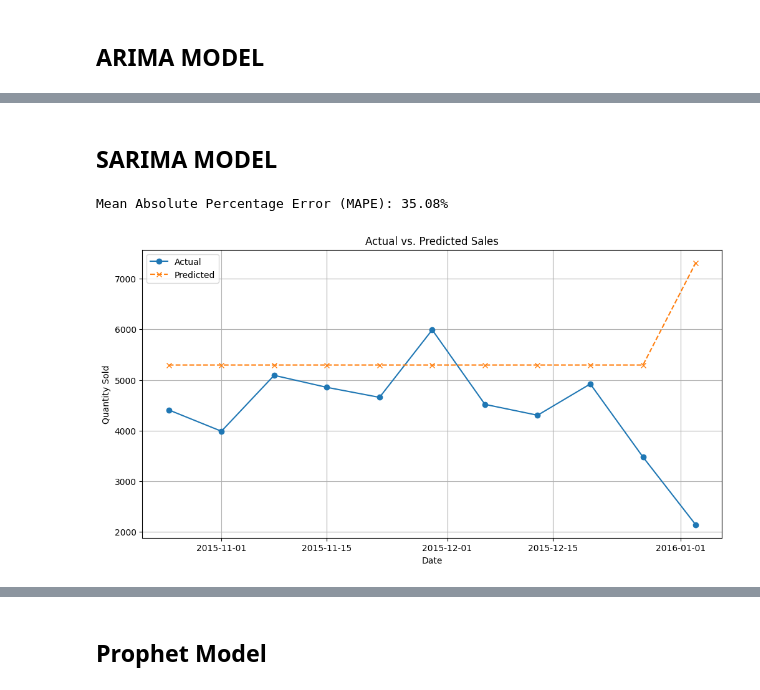
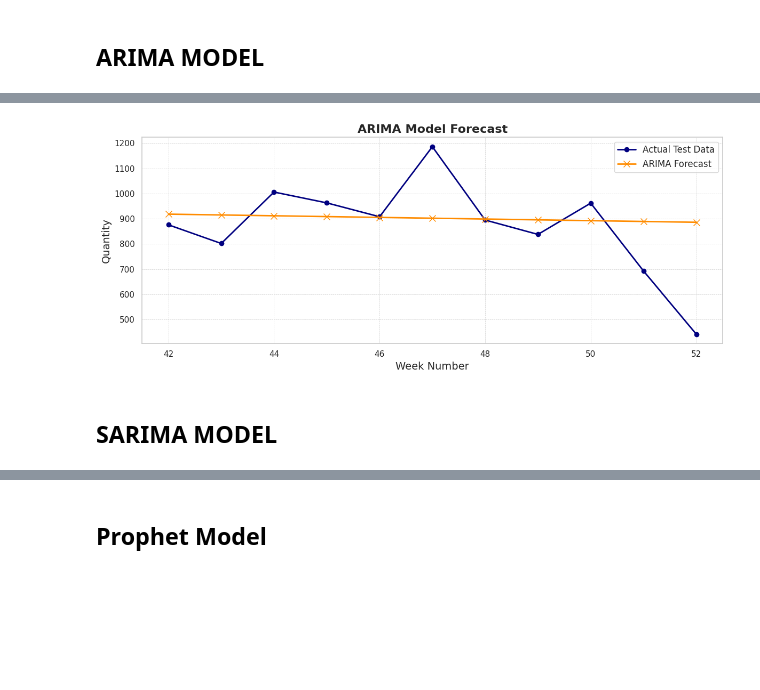
Before and after one commit to Avijit-Jana/Dominos-Predictive_Purchase_Order_System, a Jupyter notebook: Notebooks/Model_Training_&_Evaluation.ipynb, the cells around one changed output, grey strips where cells are left out. Saved outputs shown, nothing was run; the diff lists cells and outputs as text; code cells hidden in the pictures; blank space fills up the shorter version.

```diff
--- a/Notebooks/Model_Training_&_Evaluation.ipynb
+++ b/Notebooks/Model_Training_&_Evaluation.ipynb
@@ -163,41 +151,32 @@ plt.show()
+# %%
+import matplotlib.pyplot as plt
+import seaborn as sns
+
+# Set a seaborn theme for a more refined style
+sns.set_theme(style="whitegrid")
+plt.figure(figsize=(12, 5))
+
+# Plot actual test data with markers and a thicker line
+plt.plot(test.index, test["quantity"],
+         marker='o', markersize=6, linewidth=2,
+         color='navy', label='Actual Test Data')
+
+# Plot forecasted data with different markers and color for differentiation
+plt.plot(test.index, forecast,
+         marker='x', markersize=8, linewidth=2,
+         color='darkorange', label='ARIMA Forecast')
+
+# Labeling the axes and title with increased font sizes
+plt.xlabel('Week Number', fontsize=14)
+plt.ylabel('Quantity', fontsize=14)
+plt.title('ARIMA Model Forecast', fontsize=16, fontweight='bold')
+
+# Display legend with a larger font and a grid with custom styling
+plt.legend(fontsize=12)
+plt.grid(True, which='both', linestyle='--', linewidth=0.5)
+plt.tight_layout()
+plt.show()
+# %% [output]
+[figure, added]
 # %% [markdown]
 ## SARIMA MODEL
-# %%
-from statsmodels.tsa.statespace.sarimax import SARIMAX
-
-# Train SARIMA model on weekly data with annual seasonality (52 weeks)
-model = SARIMAX(
-    train,
-    order=(1, 1, 1),
-    seasonal_order=(1, 1, 1, 52),  # Change seasonal period to 52 for annual seasonality
-    enforce_stationarity=False,
-    enforce_invertibility=False
-)
-results = model.fit()
-
-# Make predictions
-forecast_result = results.get_forecast(steps=len(test))
-predictions = forecast_result.summary_frame()["mean"].copy()  # Ensure it's a copy
-predictions.index = test.index  # Manually align index with test set
-
-# Compute and print error metric
-m = mean_absolute_percentage_error(test.values, predictions.values)
-print(f"Mean Absolute Percentage Error (MAPE): {m:.2f}%")
-# %% [output]
-Mean Absolute Percentage Error (MAPE): 35.08%
-# %%
-import matplotlib.pyplot as plt
-
-# Plot Actual vs. Predicted values for the test set
-plt.figure(figsize=(12, 6))
-plt.plot(test.index, test, marker='o', linestyle='-', label='Actual')
-plt.plot(predictions.index, predictions, marker='x', linestyle='--', label='Predicted')
-
-plt.title("Actual vs. Predicted Sales")
-plt.xlabel("Date")
-plt.ylabel("Quantity Sold")
-plt.legend()
-plt.grid(True)
-plt.show()
-# %% [output]
-[figure, removed]
```
Also changed, not shown: parts of 48 cells of this notebook, 2 other files.
